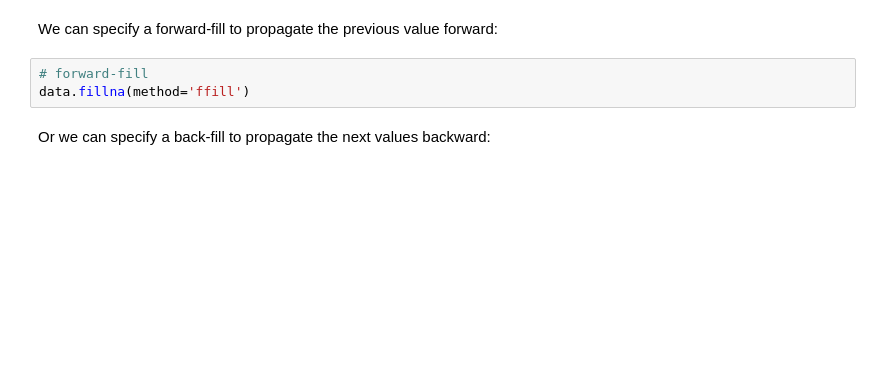
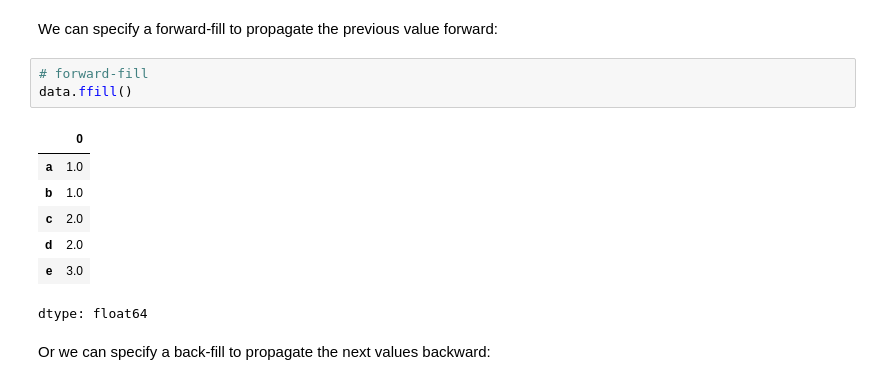
Before and after one commit to fmmb/CEB, a Jupyter notebook: PythonDataScienceHandbook/03.04-Missing-Values.ipynb, the cells around one changed output. Drawn from its saved outputs; the diff is of its cells as text; blank space fills up the shorter version.

```diff
--- a/PythonDataScienceHandbook/03.04-Missing-Values.ipynb
+++ b/PythonDataScienceHandbook/03.04-Missing-Values.ipynb
@@ -182,7 +272,15 @@ data.fillna(0)
 We can specify a forward-fill to propagate the previous value forward:
 # %%
 # forward-fill
-data.fillna(method='ffill')
+data.ffill()
+# %% [output]
+|  | 0 |
+| a | 1.0 |
+| b | 1.0 |
+| c | 2.0 |
+| d | 2.0 |
+| e | 3.0 |
+dtype: float64
 # %% [markdown]
 Or we can specify a back-fill to propagate the next values backward:
 # %%
```
Also changed, not shown: parts of 27 cells of this notebook.
